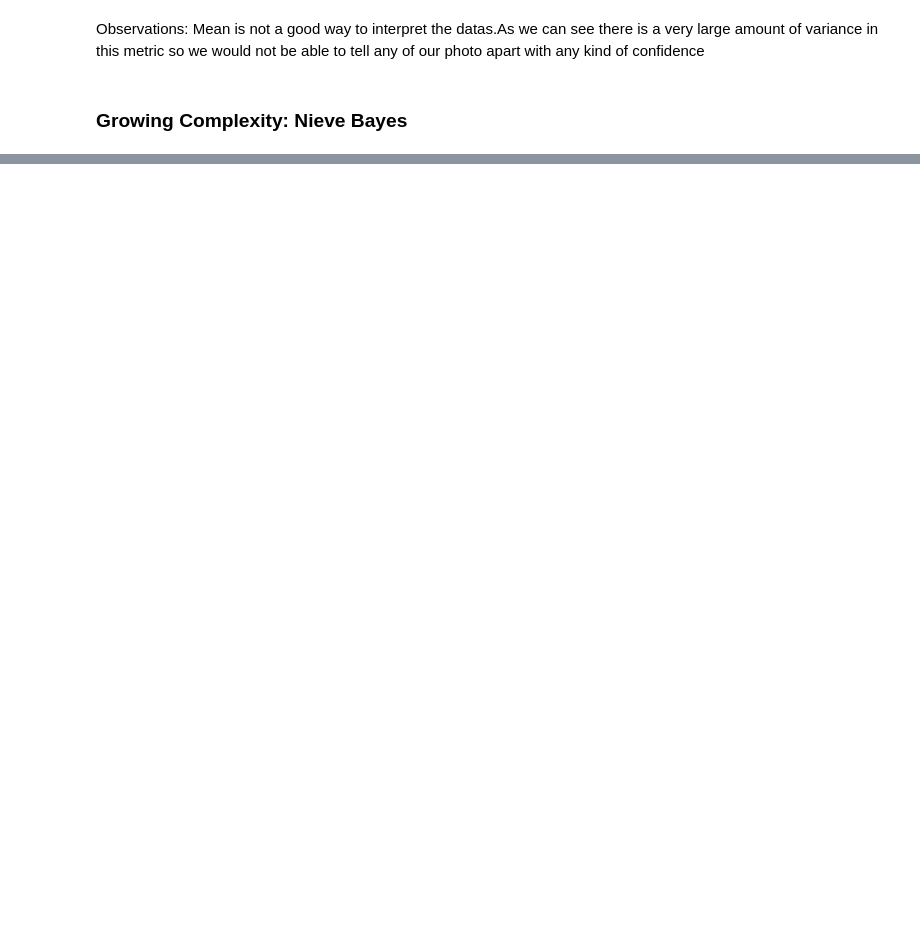
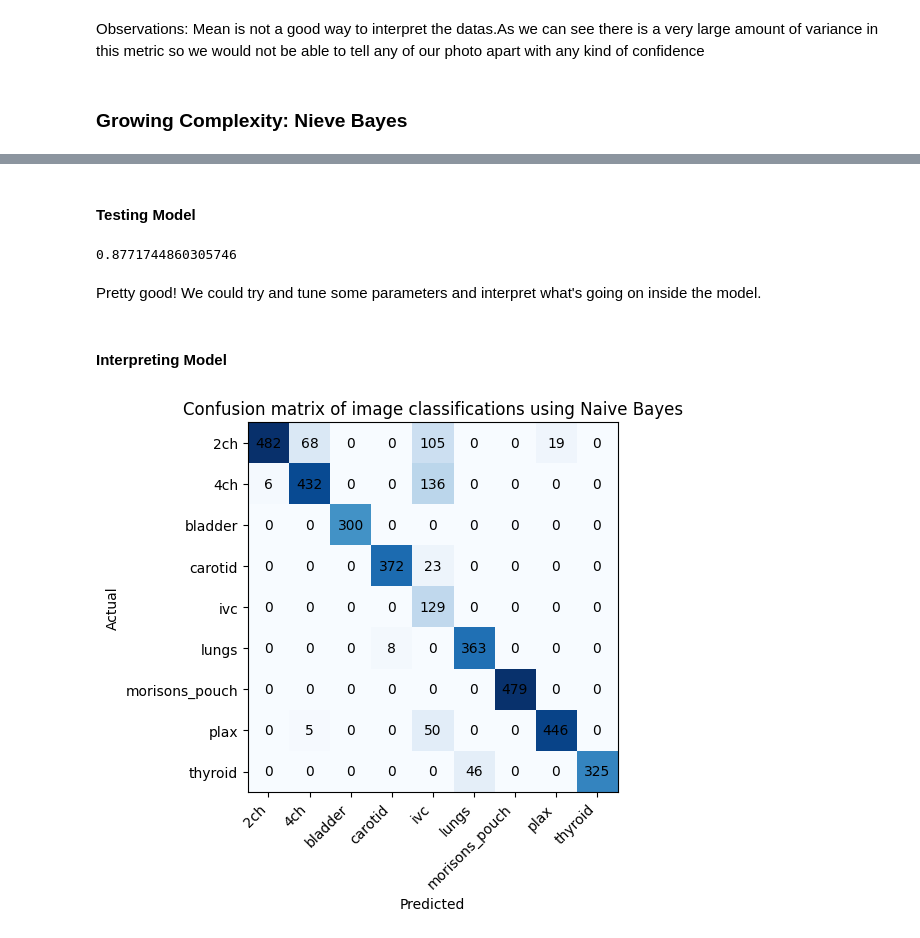
Before and after one commit to carterjandrew/STAT_5000_Final_Project, a Jupyter notebook: notebook.ipynb, the cells around one changed output, grey strips where cells are left out. Saved outputs shown, nothing was run; the diff lists cells and outputs as text; code cells hidden in the pictures; blank space fills up the shorter version.

```diff
--- a/notebook.ipynb
+++ b/notebook.ipynb
@@ -282,7 +329,37 @@ df["Image Processed"] = [np.ndarray.flatten(cv2.resize(image, image_size)) for i
 # %%
 model.fit(list(df['Image Processed']), list(df['Label']));
+# %% [markdown]
+#### Testing Model
 # %%
 from sklearn.metrics import accuracy_score
-df_test["Image Processed"] = [np.ndarray.flatten(cv2.resize(image, image_size)) for image in df_test['Image']]
 predictions = model.predict(list(df_test['Image Processed']))
 accuracy_score(predictions, df_test["Label"])
+# %% [output]
+0.8771744860305746
+# %% [markdown]
+Pretty good! We could try and tune some parameters and interpret what's going on inside the model.
+# %% [markdown]
+#### Interpreting Model
+# %%
+from cv2 import rotate
+from sklearn.metrics import confusion_matrix
+
+cm = confusion_matrix(predictions, df_test['Label'])
+
+plt.imshow(cm, interpolation='nearest', cmap=plt.cm.Blues)
+
+classes = np.unique(df_test["Label"])
+tick_marks = np.arange(len(classes))
+plt.xticks(tick_marks, classes, rotation=45, ha='right')
+plt.yticks(tick_marks, classes)
+
+plt.xlabel('Predicted')
+plt.ylabel('Actual')
+
+for i in range(len(classes)):
+    for j in range(len(classes)):
+        plt.text(j, i, str(cm[i, j]), ha='center', va='center')
+plt.title("Confusion matrix of image classifications using Naive Bayes")
+plt.show()
+# %% [output]
+[figure, added]
```
Also changed, not shown: parts of 35 cells of this notebook, 1 other file.
